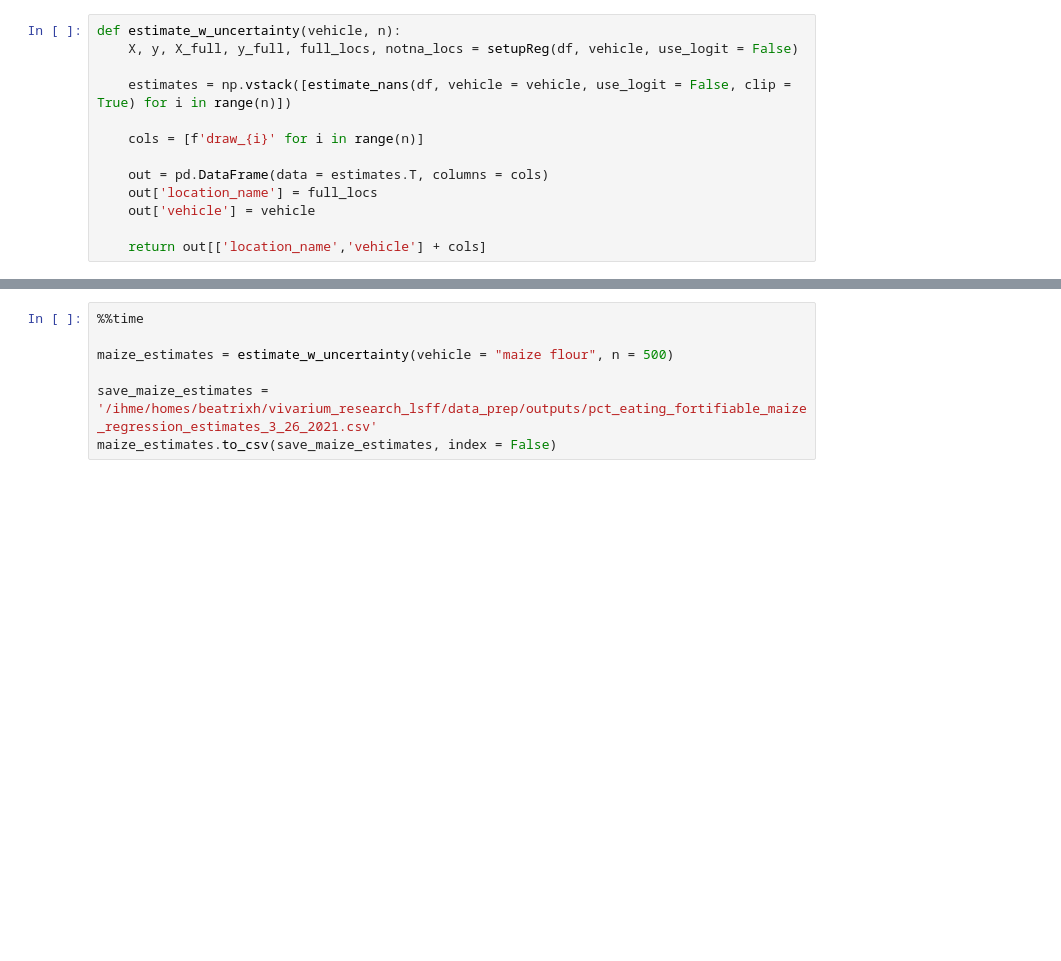
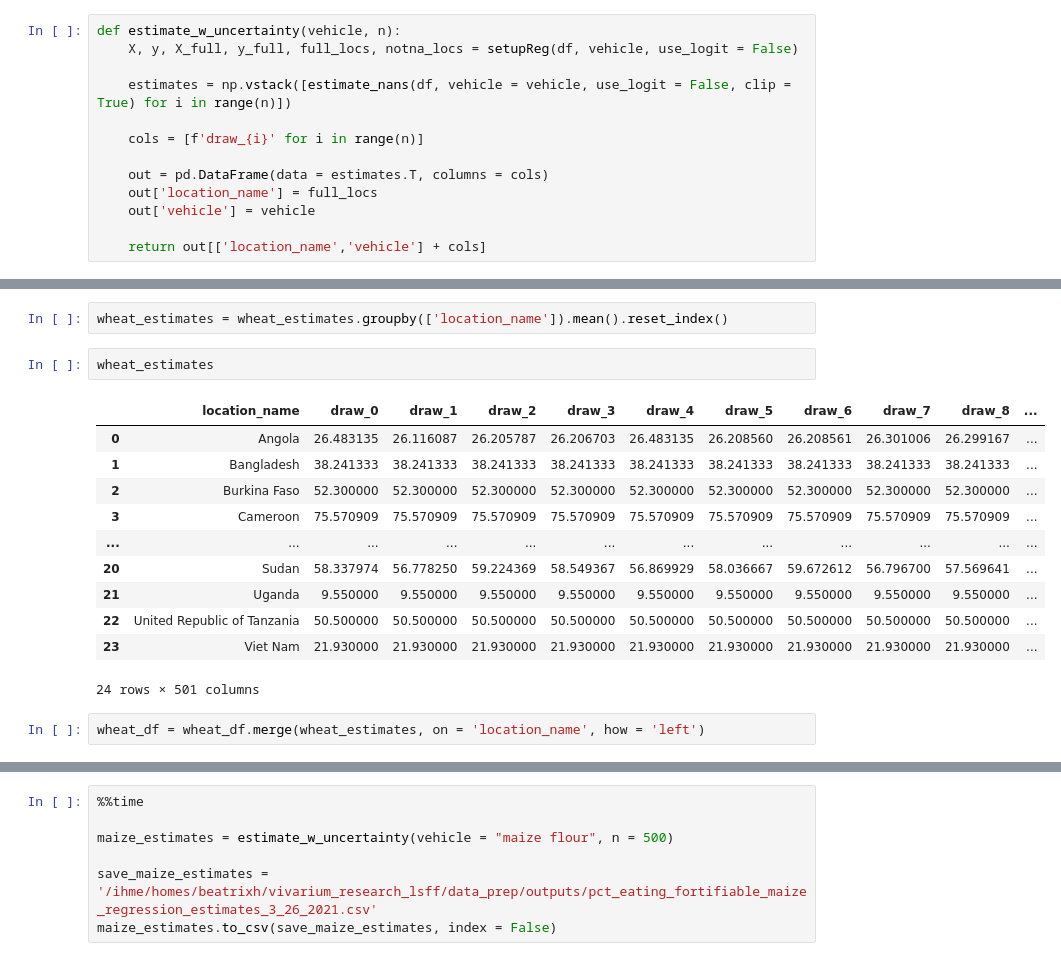
Before and after one commit to ihmeuw/vivarium_research_lsff, a Jupyter notebook: data_prep/gen_outputs/MICE/2021_03_15_pct_pop_eating_fortifiable_gradient_boosted_general.ipynb, the cells around one changed output, grey strips where cells are left out. Cells and saved outputs as stored; diff of their text form; blank space fills up the shorter version.

```diff
--- a/data_prep/gen_outputs/MICE/2021_03_15_pct_pop_eating_fortifiable_gradient_boosted_general.ipynb
+++ b/data_prep/gen_outputs/MICE/2021_03_15_pct_pop_eating_fortifiable_gradient_boosted_general.ipynb
@@ -344,0 +512,18 @@ def estimate_w_uncertainty(vehicle, n):
+# %%
+wheat_estimates = wheat_estimates.groupby(['location_name']).mean().reset_index()
+# %%
+wheat_estimates
+# %% [output]
+|  | location_name | draw_0 | draw_1 | draw_2 | draw_3 | draw_4 | draw_5 | draw_6 | draw_7 | draw_8 | ... |
+| 0 | Angola | 26.483135 | 26.116087 | 26.205787 | 26.206703 | 26.483135 | 26.208560 | 26.208561 | 26.301006 | 26.299167 | ... |
+| 1 | Bangladesh | 38.241333 | 38.241333 | 38.241333 | 38.241333 | 38.241333 | 38.241333 | 38.241333 | 38.241333 | 38.241333 | ... |
+| 2 | Burkina Faso | 52.300000 | 52.300000 | 52.300000 | 52.300000 | 52.300000 | 52.300000 | 52.300000 | 52.300000 | 52.300000 | ... |
+| 3 | Cameroon | 75.570909 | 75.570909 | 75.570909 | 75.570909 | 75.570909 | 75.570909 | 75.570909 | 75.570909 | 75.570909 | ... |
+| ... | ... | ... | ... | ... | ... | ... | ... | ... | ... | ... | ... |
+| 20 | Sudan | 58.337974 | 56.778250 | 59.224369 | 58.549367 | 56.869929 | 58.036667 | 59.672612 | 56.796700 | 57.569641 | ... |
+| 21 | Uganda | 9.550000 | 9.550000 | 9.550000 | 9.550000 | 9.550000 | 9.550000 | 9.550000 | 9.550000 | 9.550000 | ... |
+| 22 | United Republic of Tanzania | 50.500000 | 50.500000 | 50.500000 | 50.500000 | 50.500000 | 50.500000 | 50.500000 | 50.500000 | 50.500000 | ... |
+| 23 | Viet Nam | 21.930000 | 21.930000 | 21.930000 | 21.930000 | 21.930000 | 21.930000 | 21.930000 | 21.930000 | 21.930000 | ... |
+24 rows × 501 columns
+# %%
+wheat_df = wheat_df.merge(wheat_estimates, on = 'location_name', how = 'left')
```
Also changed, not shown: parts of 29 cells of this notebook, 10 other files.
